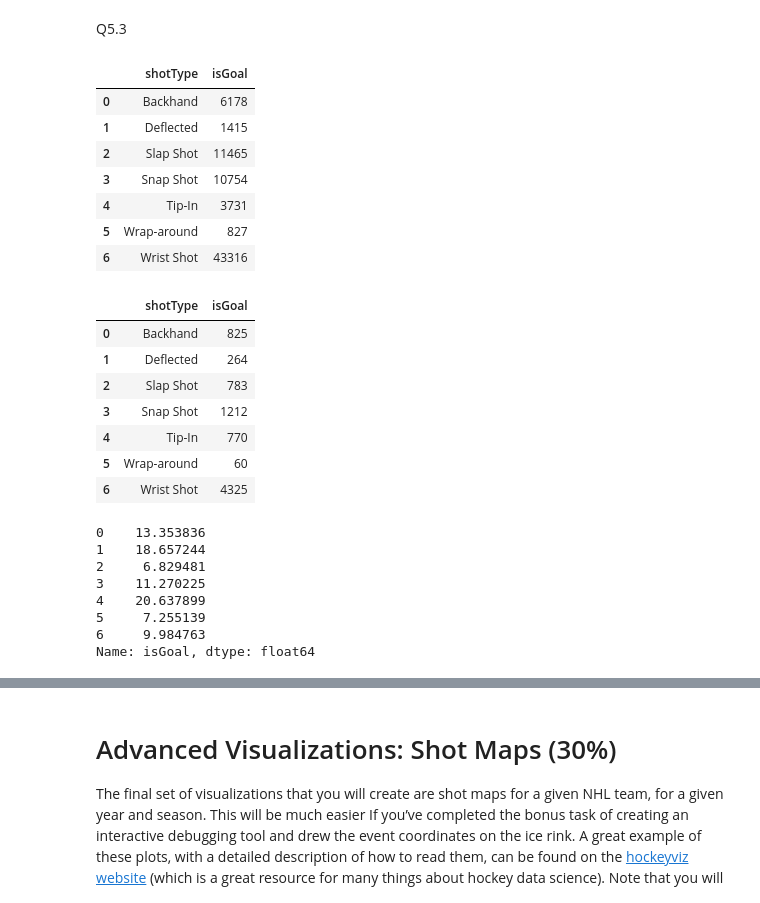
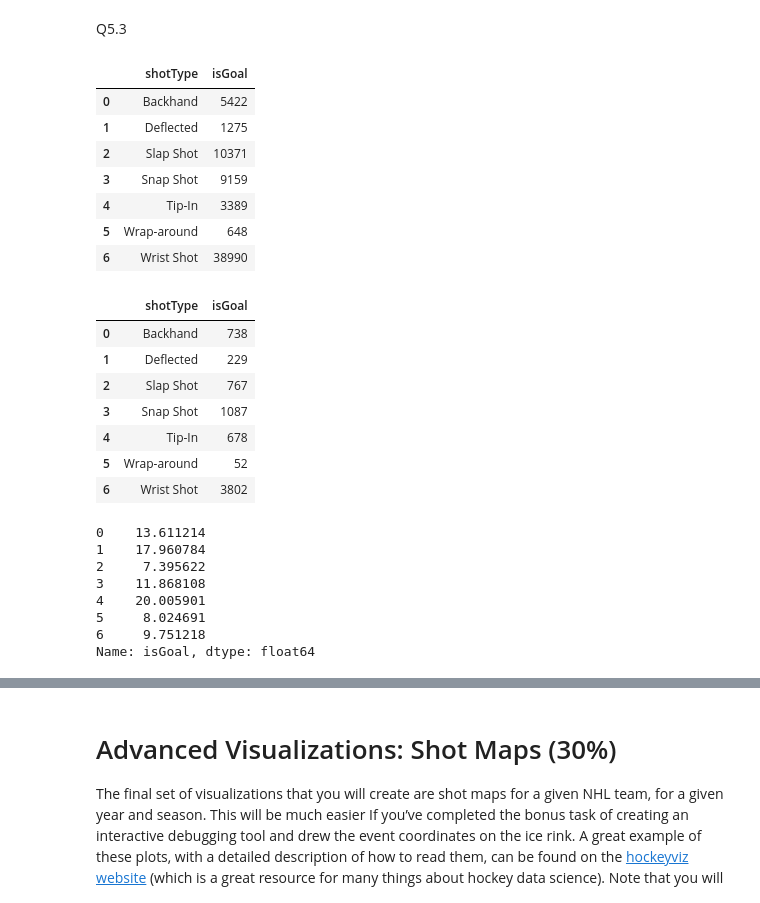
Before and after one commit to Jawing/ift6758-project-template-main, a Jupyter notebook: milestone1-Abhay.ipynb, the cells around one changed output, grey strips where cells are left out. Cells and saved outputs as stored; diff of their text form; code cells hidden in the pictures.

```diff
--- a/milestone1-Abhay.ipynb
+++ b/milestone1-Abhay.ipynb
@@ -59,10 +59,10 @@ import numpy as np
 # %%
 
 #preload and download from web if not acquired (set to false to download all data)
-downloaded = True
+downloaded = False
 if not downloaded:
     datayear = 2016
-    while datayear <= 2020:
+    while datayear <= 2021:
         loadstats(datayear,'./data/')
         datayear += 1
 
@@ -405,10 +410,17 @@ def tidyData(dfs: pd.DataFrame) -> pd.DataFrame:
                                 'shotType', 'coordinates_x', 'coordinates_y', 'shooter', 'goalie', 'emptyNet','strength', 'awayTeam', 'homeTeam'])
 
     return df2
-dfs = loadstats(2018,'./data/')
-df = tidyData(dfs)
 
-print(df)
+# loading the data
+dfs_2018 = loadstats(2018,'./data/')
+df_2018 = tidyData(dfs_2018)
+
+#print(df_2018)
+dfs_2019 = loadstats(2019,'./data/')
+df_2019 = tidyData(dfs_2019)
+
+dfs_2020 = loadstats(2020,'./data/')
+df_2020 = tidyData(dfs_2020)
 # %% [output]
 size of data in regular season: 1271
 size of data in regular season & playoffs: 1376
@@ -499,7 +534,9 @@ print(df['coordinates_y'][85934])
 3. If negative calculate distance between (x,y) and (-90,0)
 4. If postive calculate distance between (x,y) and (0,90)
 # %%
-df.dropna(inplace =True)
+df_2018.dropna(inplace =True)
+df_2019.dropna(inplace =True)
+df_2020.dropna(inplace =True)
 # %%
 from scipy.spatial import distance
 import matplotlib.pyplot as plt
@@ -574,41 +826,41 @@ Name: coordinates_x, Length: 85925, dtype: float64
 # %% [markdown]
 <b1> Q5.3
 # %%
-no_of_shots_2018 = df[df['isGoal']==False][['isGoal','shotType']].groupby('shotType',as_index = False).agg('count').sort_values(by='shotType')
+no_of_shots_2019 = df_2019[df_2019['isGoal']==False][['isGoal','shotType']].groupby('shotType',as_index = False).agg('count').sort_values(by='shotType')
 
-no_of_shots_2018
+no_of_shots_2019
 # %% [output]
 |  | shotType | isGoal |
-| 0 | Backhand | 6178 |
-| 1 | Deflected | 1415 |
-| 2 | Slap Shot | 11465 |
-| 3 | Snap Shot | 10754 |
-| 4 | Tip-In | 3731 |
-| 5 | Wrap-around | 827 |
-| 6 | Wrist Shot | 43316 |
+| 0 | Backhand | 5422 |
+| 1 | Deflected | 1275 |
+| 2 | Slap Shot | 10371 |
+| 3 | Snap Shot | 9159 |
+| 4 | Tip-In | 3389 |
+| 5 | Wrap-around | 648 |
+| 6 | Wrist Shot | 38990 |
 # %%
-no_of_goals_2018 = df[df['isGoal']==True][['isGoal','shotType']].groupby('shotType',as_index = False).agg('count').sort_values(by='shotType')
+no_of_goals_2019 = df_2019[df_2019['isGoal']==True][['isGoal','shotType']].groupby('shotType',as_index = False).agg('count').sort_values(by='shotType')
 
-no_of_goals_2018
+no_of_goals_2019
 # %% [output]
 |  | shotType | isGoal |
-| 0 | Backhand | 825 |
-| 1 | Deflected | 264 |
-| 2 | Slap Shot | 783 |
-| 3 | Snap Shot | 1212 |
-| 4 | Tip-In | 770 |
-| 5 | Wrap-around | 60 |
-| 6 | Wrist Shot | 4325 |
+| 0 | Backhand | 738 |
+| 1 | Deflected | 229 |
+| 2 | Slap Shot | 767 |
+| 3 | Snap Shot | 1087 |
+| 4 | Tip-In | 678 |
+| 5 | Wrap-around | 52 |
+| 6 | Wrist Shot | 3802 |
 # %%
-score_2018 = no_of_goals_2018.isGoal/no_of_shots_2018.isGoal*100
-print(score_2018)
+score_2019 = no_of_goals_2019.isGoal/no_of_shots_2019.isGoal*100
+print(score_2019)
 # %% [output]
-0    13.353836
-1    18.657244
-2     6.829481
-3    11.270225
-4    20.637899
-5     7.255139
-6     9.984763
+0    13.611214
+1    17.960784
+2     7.395622
+3    11.868108
+4    20.005901
+5     8.024691
+6     9.751218
 Name: isGoal, dtype: float64
 # %%
```
Also changed, not shown: parts of 19 cells of this notebook.
